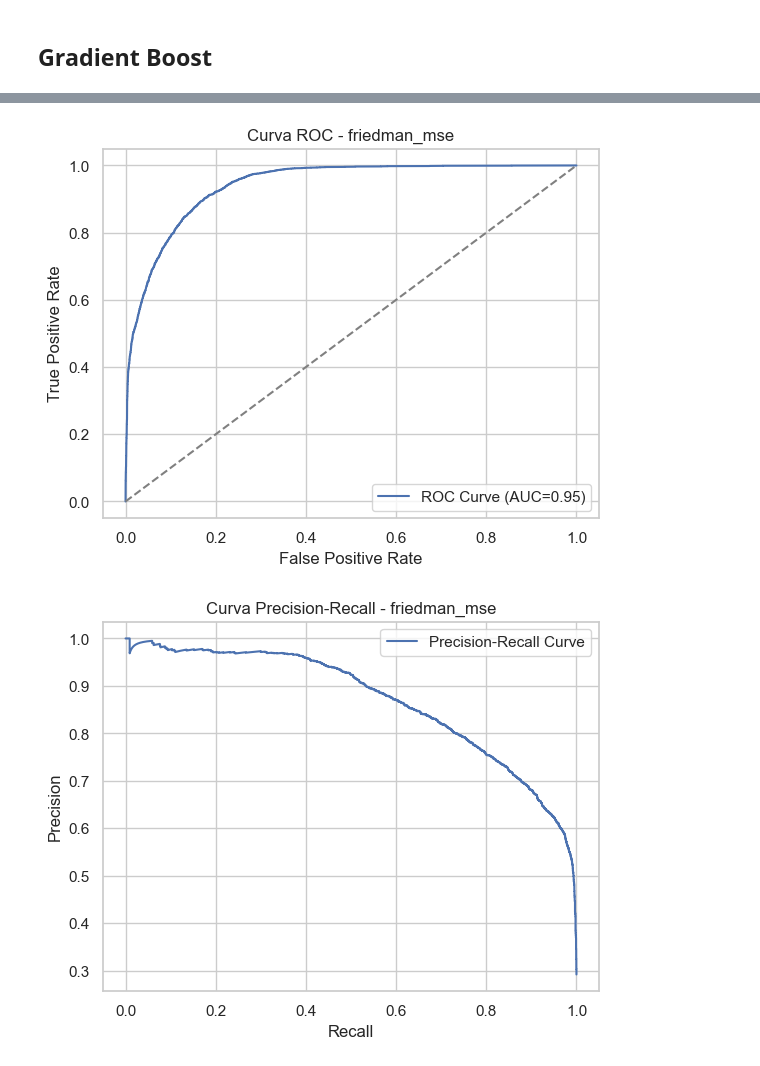
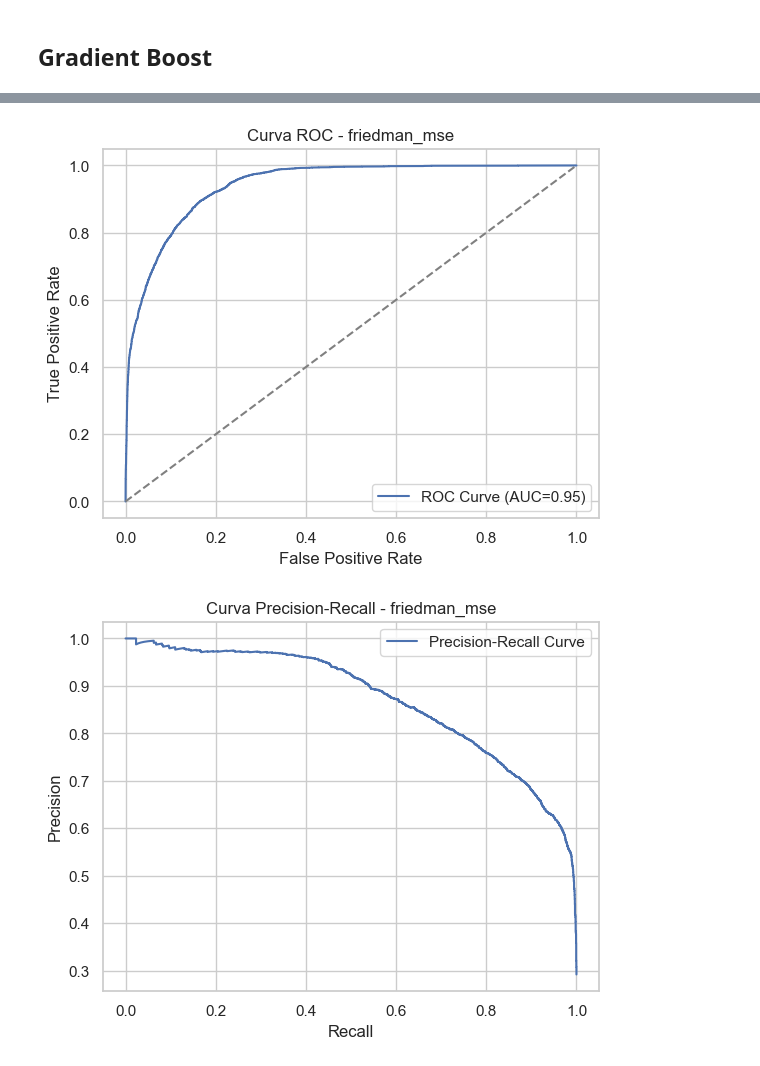
Before and after one commit to Jacobo24/Proyectos_IA, a Jupyter notebook: IA_PROPENSITY_TRAIN.ipynb, the cells around one changed output, grey strips where cells are left out. Saved outputs shown, nothing was run; the diff lists cells and outputs as text; code cells hidden in the pictures.

```diff
--- a/IA_PROPENSITY_TRAIN.ipynb
+++ b/IA_PROPENSITY_TRAIN.ipynb
@@ -1343,9 +1343,9 @@ X_train, X_test, y_train, y_test = train_test_split(X, y, test_size=0.2, random_
 param_grid = {
     'n_estimators': [500],  # Reducir el número de árboles
     'max_depth': [3, 10],  # Limitar la profundidad máxima
-    'min_samples_split': [2],  # Reducir el número de combinaciones
-    'min_samples_leaf': [1],  # Limitar las combinaciones de hojas
-    'subsample': [0.7],  # Usar solo el 70% del conjunto de datos
+    'min_samples_split': [8, 10, 15],  # Reducir el número de combinaciones
+    'min_samples_leaf': [10],  # Limitar las combinaciones de hojas
+    'subsample': [1.0],  # Usar solo el 70% del conjunto de datos
     'criterion': ['friedman_mse'],  # Un solo criterio
 }
 
@@ -1481,3 +1483,3 @@ plt.show()
 [figure]
 [figure]
-[figure, old version]
+[figure, new version]
```
Also changed, not shown: parts of 1 cell of this notebook.
